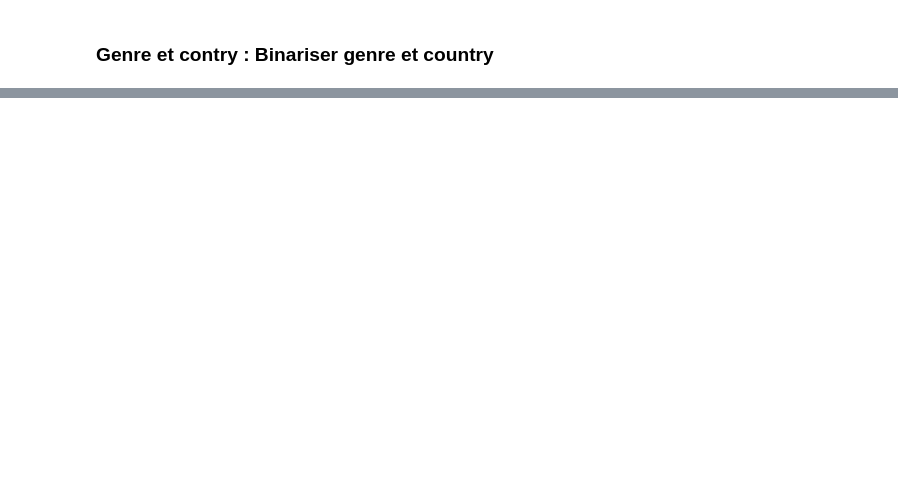
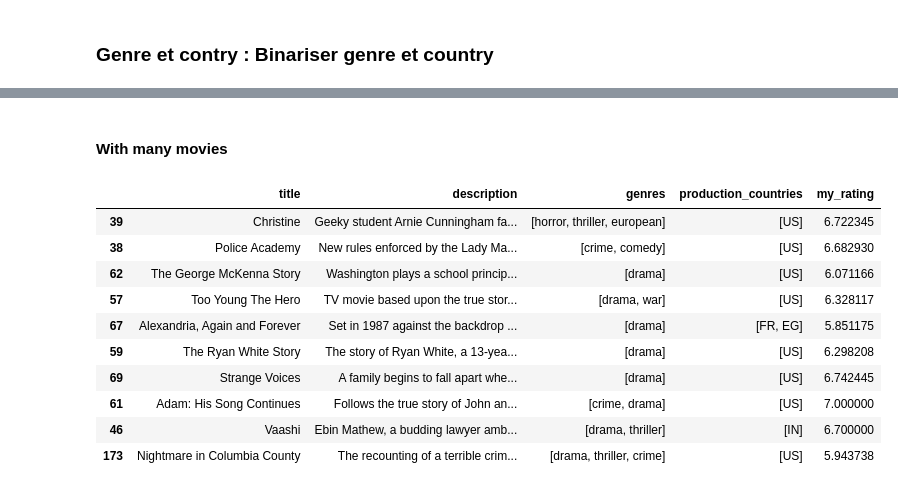
Before and after one commit to MelanieP31/Movie_recommendation_ML, a Jupyter notebook: Netflix_Movie_Pandas.ipynb, the cells around one changed output, grey strips where cells are left out. Drawn from its saved outputs; the diff is of its cells as text; code cells hidden in the pictures; blank space fills up the shorter version.

```diff
--- a/Netflix_Movie_Pandas.ipynb
+++ b/Netflix_Movie_Pandas.ipynb
@@ -417,2 +433,4 @@ combined_features = np.hstack((vectors, features_scaled))
+# %%
+df_numeric = df_preprocessing.select_dtypes(include=['float64', 'int64'])
 # %%
-knn = NearestNeighbors(n_neighbors=10, metric='cosine').fit(combined_features)
+knn = NearestNeighbors(n_neighbors=10, metric='cosine').fit(df_numeric)
@@ -472,0 +464,2 @@ recommendations
+# %% [markdown]
+#### With many movies
@@ -472,0 +470,20 @@ recommendations
+# %%
+film_indices = [0, 120, 38]
+mean_vector = np.mean(df_numeric.iloc[film_indices].values, axis=0)
+distances, indices = knn.kneighbors(mean_vector.reshape(1, -1), n_neighbors=10)
+# %%
+recommended_movies = df_preprocessing.iloc[indices[0]][['title', 'description', 'genres', 'production_countries', 'my_rating']]
+# %%
+recommended_movies
+# %% [output]
+|  | title | description | genres | production_countries | my_rating |
+| 39 | Christine | Geeky student Arnie Cunningham fa... | [horror, thriller, european] | [US] | 6.722345 |
+| 38 | Police Academy | New rules enforced by the Lady Ma... | [crime, comedy] | [US] | 6.682930 |
+| 62 | The George McKenna Story | Washington plays a school princip... | [drama] | [US] | 6.071166 |
+| 57 | Too Young The Hero | TV movie based upon the true stor... | [drama, war] | [US] | 6.328117 |
+| 67 | Alexandria, Again and Forever | Set in 1987 against the backdrop ... | [drama] | [FR, EG] | 5.851175 |
+| 59 | The Ryan White Story | The story of Ryan White, a 13-yea... | [drama] | [US] | 6.298208 |
+| 69 | Strange Voices | A family begins to fall apart whe... | [drama] | [US] | 6.742445 |
+| 61 | Adam: His Song Continues | Follows the true story of John an... | [crime, drama] | [US] | 7.000000 |
+| 46 | Vaashi | Ebin Mathew, a budding lawyer amb... | [drama, thriller] | [IN] | 6.700000 |
+| 173 | Nightmare in Columbia County | The recounting of a terrible crim... | [drama, thriller, crime] | [US] | 5.943738 |
```
Also changed, not shown: parts of 72 cells of this notebook, 1 other file.
